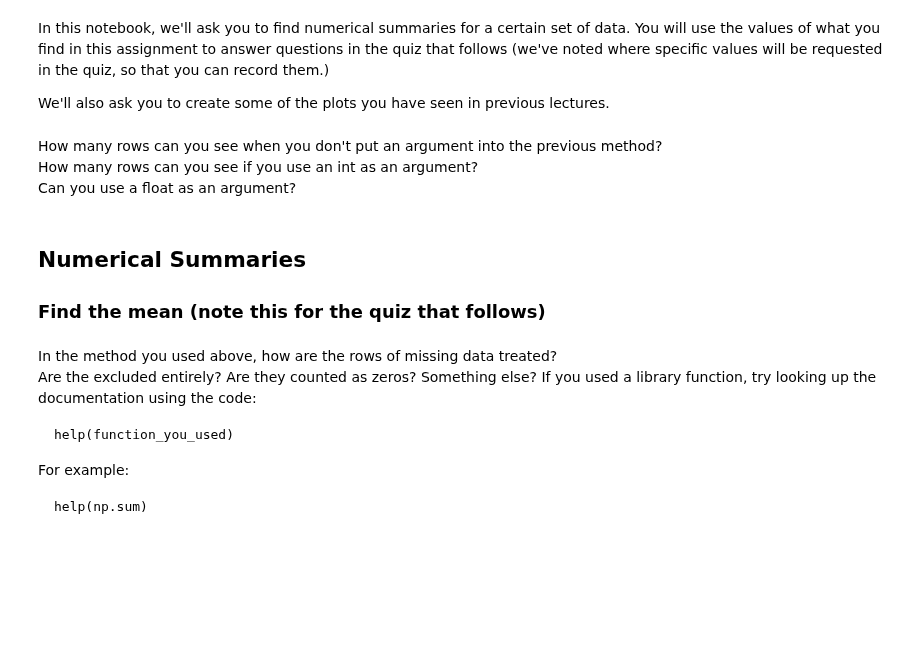
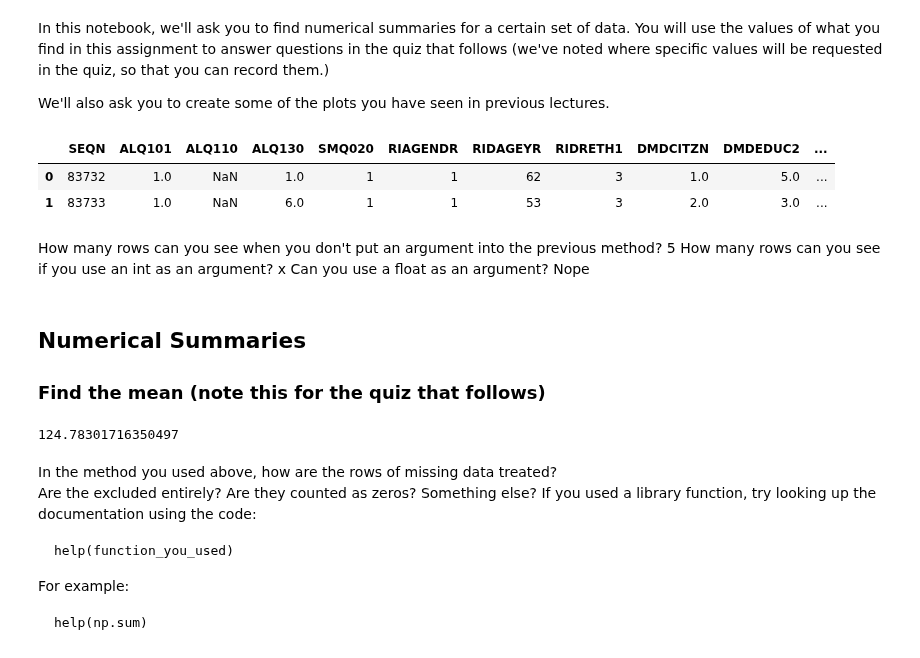
Before and after one commit to donnie-kim/statistics-with-python, a Jupyter notebook: course1/11-w2_assessment.ipynb, the cells around one changed output. Drawn from its saved outputs; the diff is of its cells as text; code cells hidden in the pictures; blank space fills up the shorter version.

```diff
--- a/course1/11-w2_assessment.ipynb
+++ b/course1/11-w2_assessment.ipynb
@@ -18,12 +19,16 @@ df = # using pandas, read in the csv data found at the url defined by 'path'
 # %%
 # Next, look at the 'head' of our DataFrame 'df'.
-
+df_mod.head(2)
 
 # If you can't remember a function, open a previous notebook or video as a reference
 # or use your favorite search engine to look for a solution
+# %% [output]
+|  | SEQN | ALQ101 | ALQ110 | ALQ130 | SMQ020 | RIAGENDR | RIDAGEYR | RIDRETH1 | DMDCITZN | DMDEDUC2 | ... |
+| 0 | 83732 | 1.0 | NaN | 1.0 | 1 | 1 | 62 | 3 | 1.0 | 5.0 | ... |
+| 1 | 83733 | 1.0 | NaN | 6.0 | 1 | 1 | 53 | 3 | 2.0 | 3.0 | ... |
 # %% [markdown]
-How many rows can you see when you don't put an argument into the previous method?
-How many rows can you see if you use an int as an argument?
-Can you use a float as an argument?
+How many rows can you see when you don't put an argument into the previous method? 5
+How many rows can you see if you use an int as an argument? x
+Can you use a float as an argument? Nope
 # %%
 # Lets only consider the feature (or variable) 'BPXSY2'
@@ -34,7 +39,10 @@ bp = df['BPXSY2']
 ### Find the mean (note this for the quiz that follows)
 # %%
 # What is the mean of 'BPXSY2'?
-bp_mean =
+bp_mean = np.mean(bp)
+bp_mean
+# %% [output]
+124.78301716350497
 # %% [markdown]
 In the method you used above, how are the rows of missing data treated?
 Are the excluded entirely? Are they counted as zeros? Something else?
```
Also changed, not shown: parts of 13 cells of this notebook, 2 other files.
